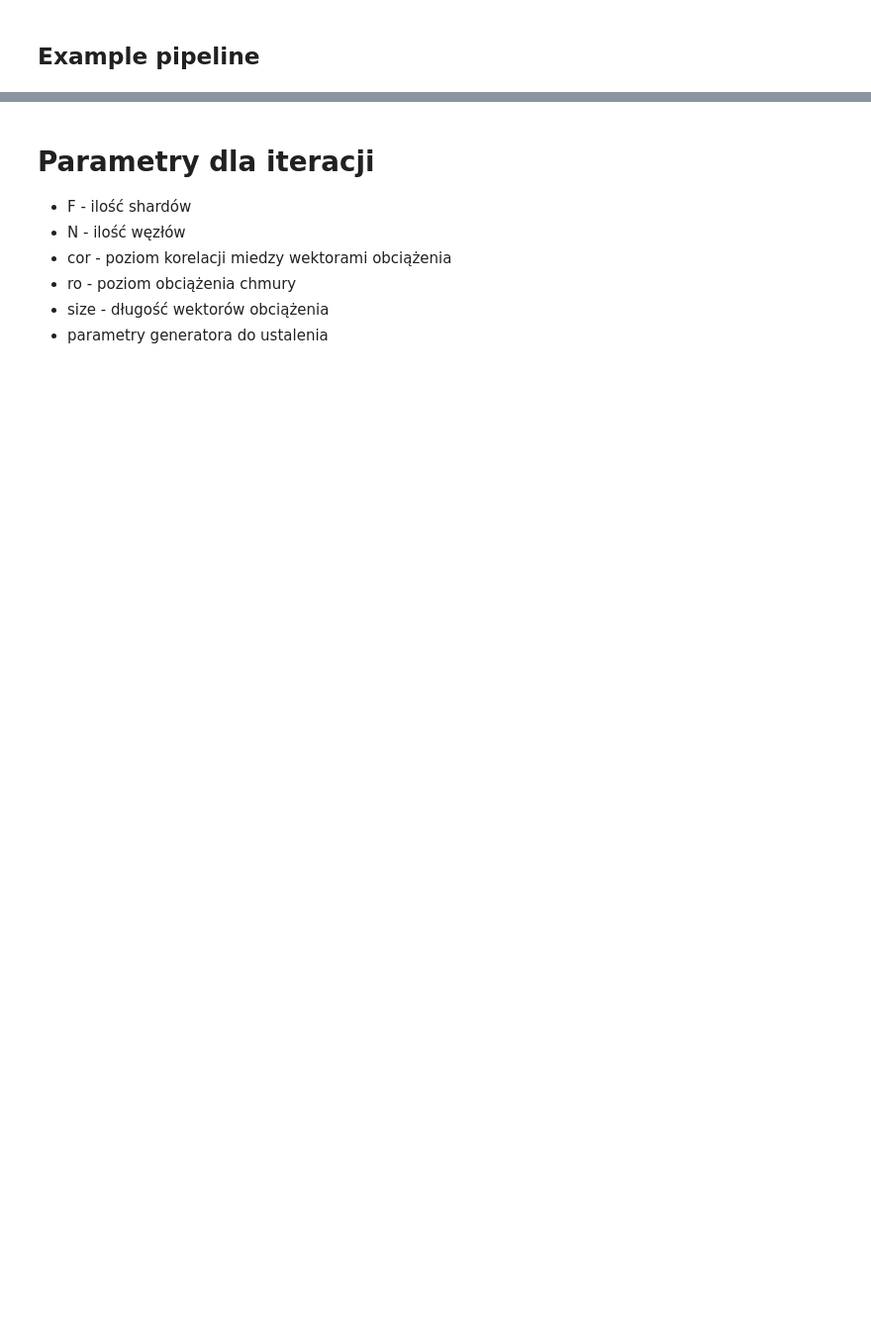
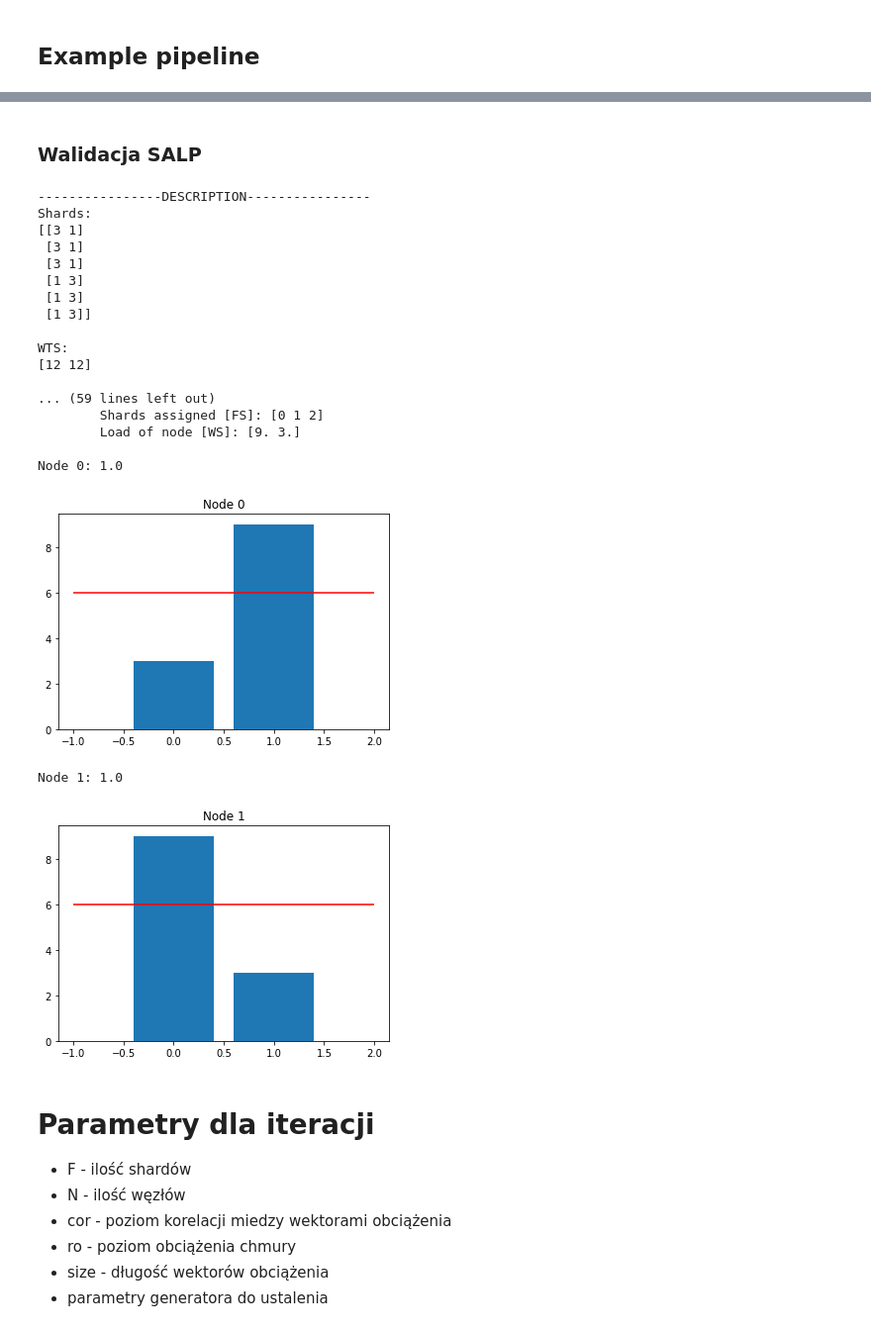
Before and after one commit to szkudlarekdamian/kosharda, a Jupyter notebook: eval_prototype.ipynb, the cells around one changed output, grey strips where cells are left out. Shown: that part at 99% size. Drawn from its saved outputs; the diff is of its cells as text; code cells hidden in the pictures; blank space fills up the shorter version.

Commit message:
basic salp evaluation

```diff
--- a/eval_prototype.ipynb
+++ b/eval_prototype.ipynb
@@ -55,3 +55,44 @@ Node 3: 1.1390746090676482
+# %% [markdown]
+### Walidacja SALP
+# %%
+N = 2
+size = 2
+instance = np.array([[3,1],[3,1],[3,1],[1,3],[1,3],[1,3]])
+cloud = SALP(N,instance, True)
+load = np.sum(instance)
+mean_node_load = load/N/size
+
+for n in cloud.nodes:
+    # stabilność
+    print("Node {}:".format(n.identity), np.mean(n.ws)/mean_node_load)
+    plt.bar(
+        np.arange(size),
+        n.ws
+    )
+    plt.title("Node {}".format(n.identity))
+    plt.hlines(mean_node_load, xmin=0-1, xmax=size, colors='r')
+    plt.show()
+# %% [output]
+----------------DESCRIPTION----------------
+Shards:
+[[3 1]
+ [3 1]
+ [3 1]
+ [1 3]
+ [1 3]
+ [1 3]]
+
+WTS:
+[12 12]
+
+... (59 lines left out)
+        Shards assigned [FS]: [0 1 2]
+        Load of node [WS]: [9. 3.]
+
+Node 0: 1.0
+[figure, added]
+Node 1: 1.0
+[figure, added]
 # %% [markdown]
 # Parametry dla iteracji
 * F - ilość shardów
```
Also changed, not shown: parts of 1 cell of this notebook.
